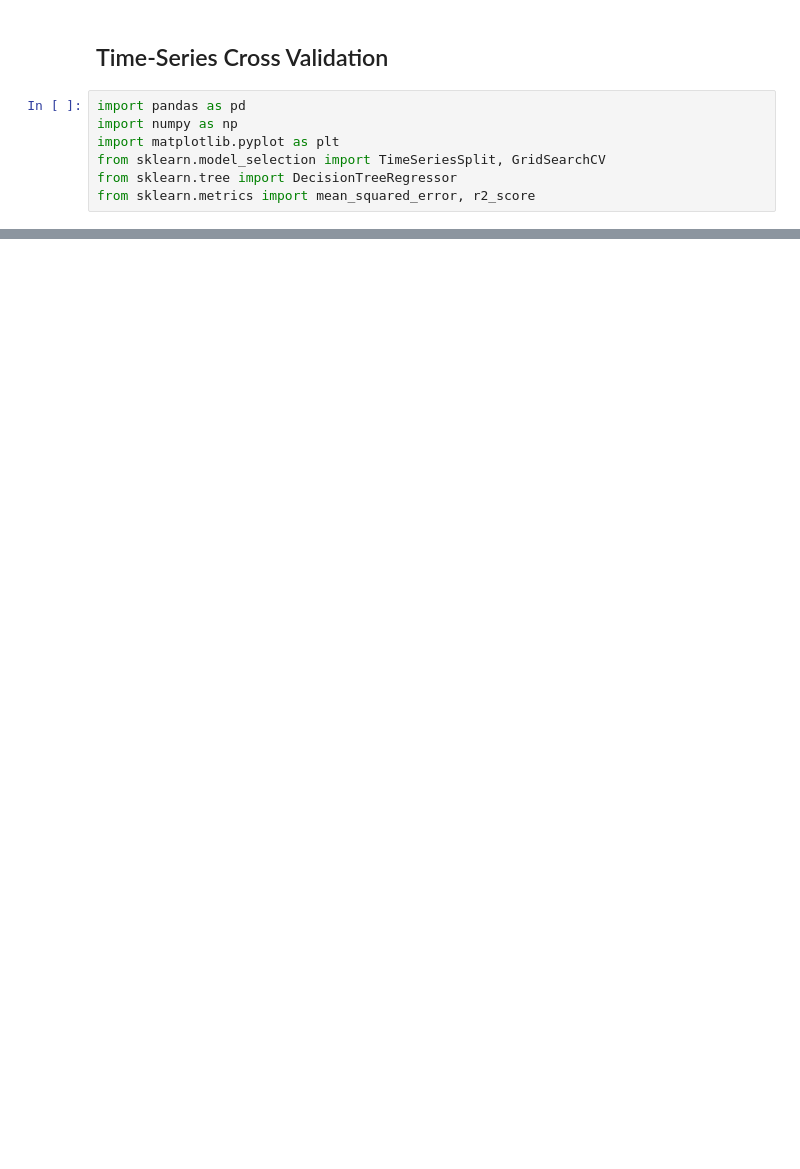
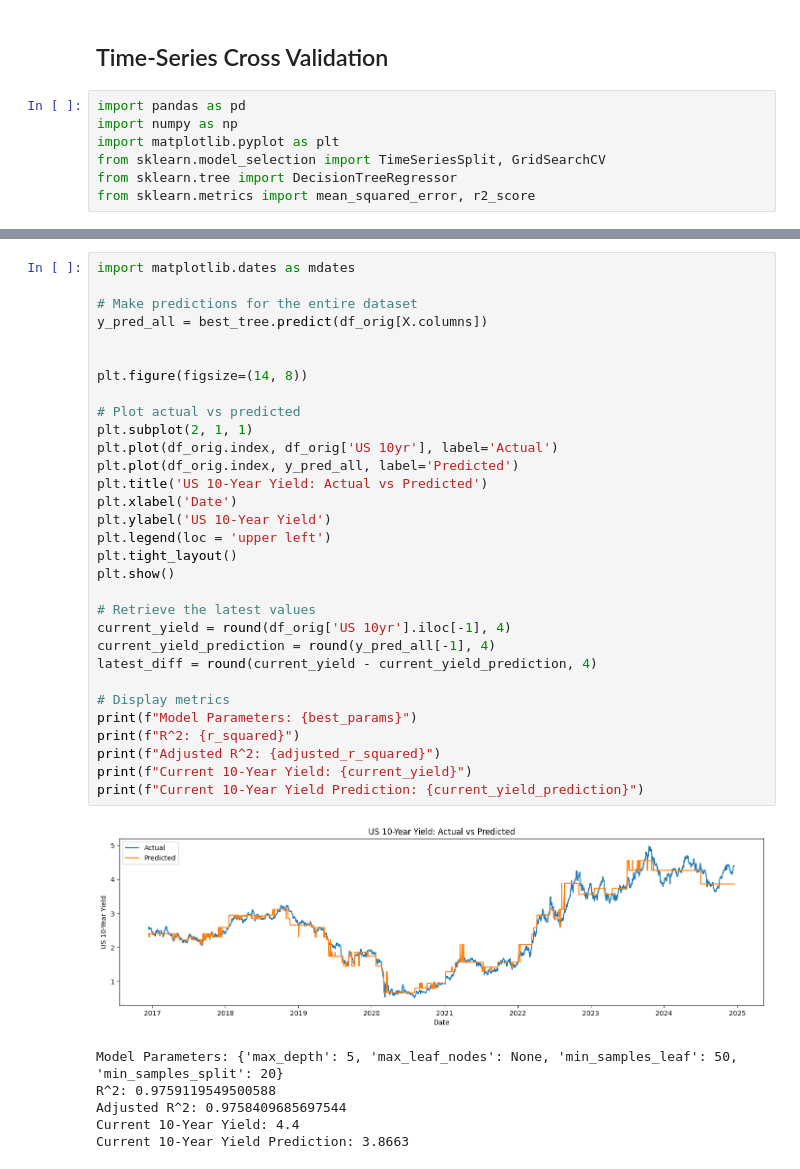
Before and after one commit to MeederDCS/Meeder1, a Jupyter notebook: DT Regressor US 10-Year.ipynb, the cells around one changed output, grey strips where cells are left out. Saved outputs shown, nothing was run; the diff lists cells and outputs as text; blank space fills up the shorter version.

```diff
--- a/DT Regressor US 10-Year.ipynb
+++ b/DT Regressor US 10-Year.ipynb
@@ -280,3 +309,41 @@ Percentile rank of the latest value: 92.25%
+# %%
+import matplotlib.dates as mdates
+
+# Make predictions for the entire dataset
+y_pred_all = best_tree.predict(df_orig[X.columns])
+
+
+plt.figure(figsize=(14, 8))
+
+# Plot actual vs predicted
+plt.subplot(2, 1, 1)
+plt.plot(df_orig.index, df_orig['US 10yr'], label='Actual')
+plt.plot(df_orig.index, y_pred_all, label='Predicted')
+plt.title('US 10-Year Yield: Actual vs Predicted')
+plt.xlabel('Date')
+plt.ylabel('US 10-Year Yield')
+plt.legend(loc = 'upper left')
+plt.tight_layout()
+plt.show()
+
+# Retrieve the latest values
+current_yield = round(df_orig['US 10yr'].iloc[-1], 4)
+current_yield_prediction = round(y_pred_all[-1], 4)
+latest_diff = round(current_yield - current_yield_prediction, 4)
+
+# Display metrics
+print(f"Model Parameters: {best_params}")
+print(f"R^2: {r_squared}")
+print(f"Adjusted R^2: {adjusted_r_squared}")
+print(f"Current 10-Year Yield: {current_yield}")
+print(f"Current 10-Year Yield Prediction: {current_yield_prediction}")
+# %% [output]
+[figure, added]
+Model Parameters: {'max_depth': 5, 'max_leaf_nodes': None, 'min_samples_leaf': 50, 'min_samples_split': 20}
+R^2: 0.9759119549500588
+Adjusted R^2: 0.9758409685697544
+Current 10-Year Yield: 4.4
+Current 10-Year Yield Prediction: 3.8663
 # %%
 # make predictions with alternative values
 X2 = X.tail(1).copy()
```
Also changed, not shown: parts of 14 cells of this notebook, 3 other files.
